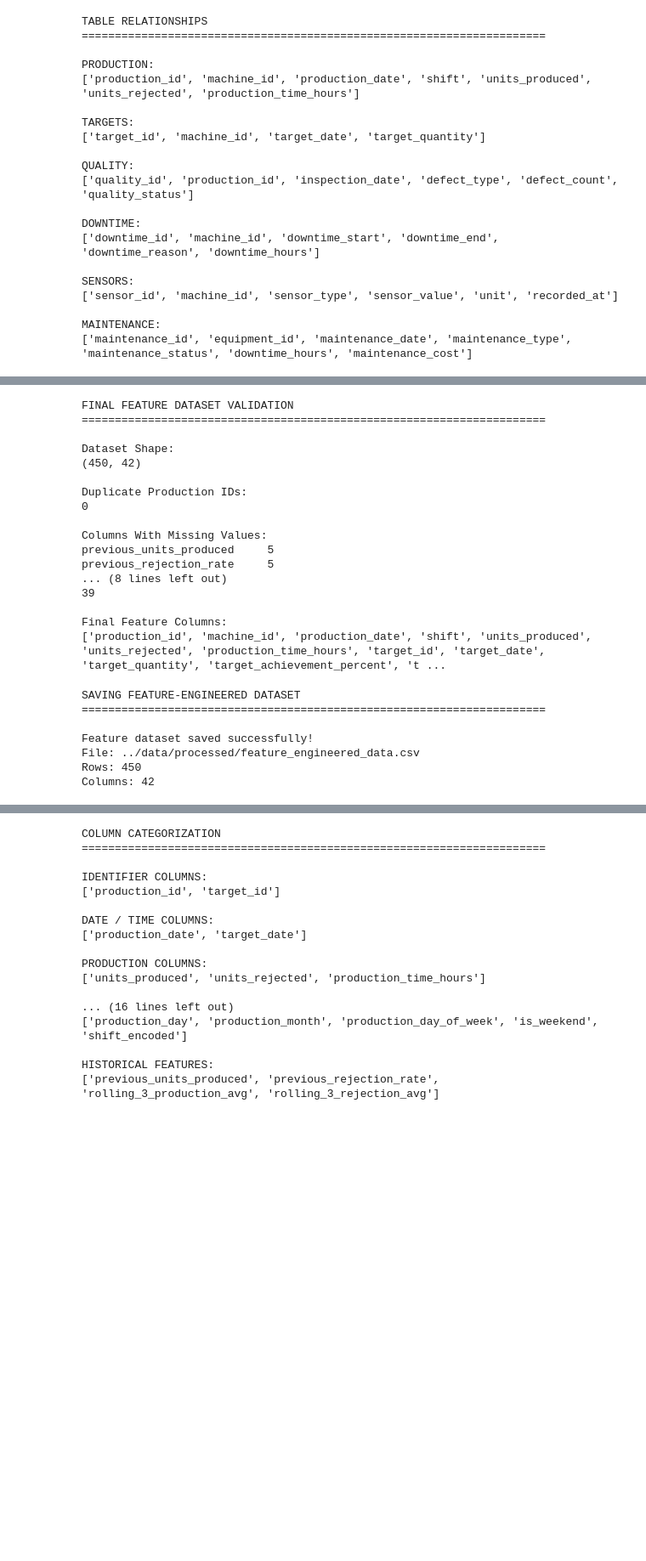
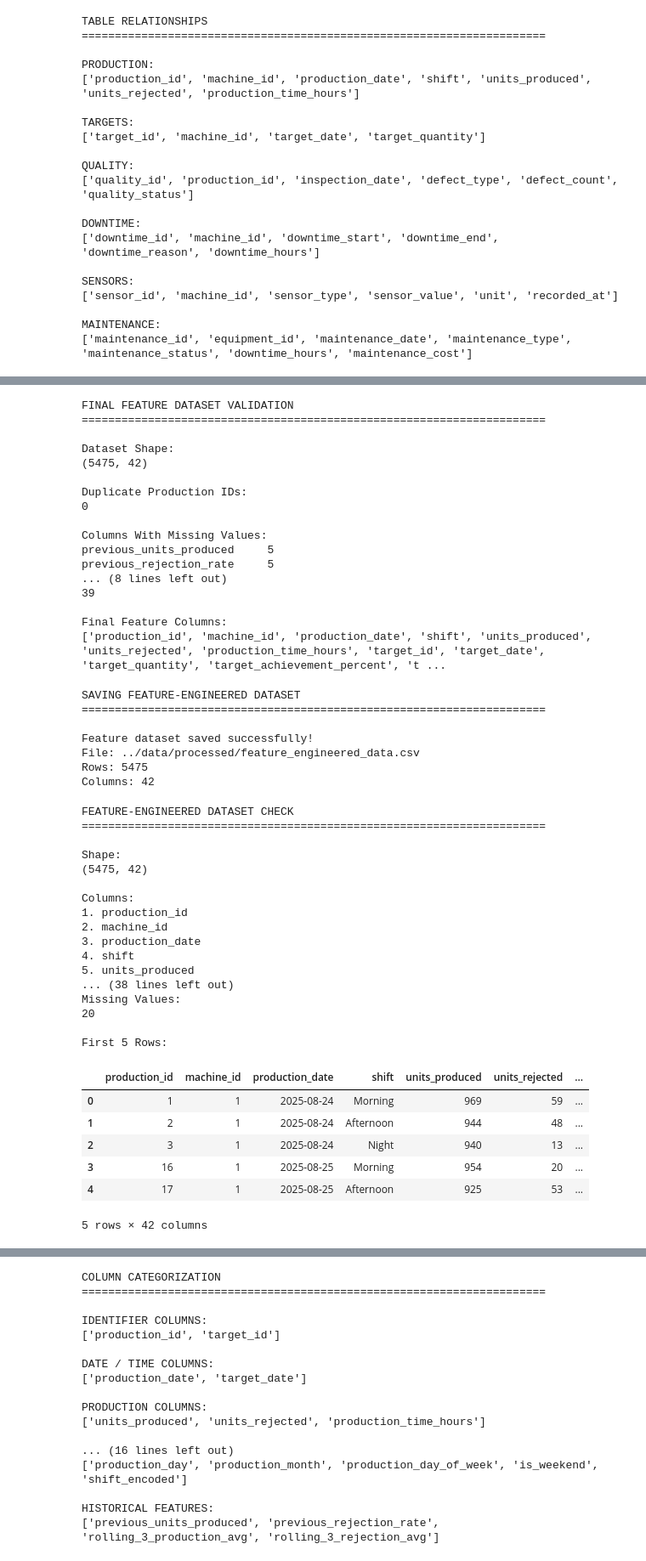
Before and after one commit to saisanjanas/AI_Powered_Electronics_Manufacturing_Intelligence, a Jupyter notebook: data-ml/notebooks/01_data_understanding.ipynb, the cells around one changed output, grey strips where cells are left out. Shown at 85% size. Saved outputs shown, nothing was run; the diff lists cells and outputs as text; code cells hidden in the pictures; blank space fills up the shorter version.

```diff
--- a/data-ml/notebooks/01_data_understanding.ipynb
+++ b/data-ml/notebooks/01_data_understanding.ipynb
@@ -1232,0 +1477,17 @@ Machine-wise Downtime Summary:
+# %%
+# DOWNTIME EDA
+
+downtime = data["downtime"]
+
+print("DOWNTIME DATA")
+print("=" * 70)
+
+print("Shape:", downtime.shape)
+
+print("Columns:", downtime.columns.tolist())
+
+print("\nFirst 5 rows:")
+print(downtime.head().to_string())
+
+print("\nStatistical Summary:")
+print(downtime.describe().to_string())
@@ -2928,7 +3257,7 @@ FINAL FEATURE DATASET VALIDATION
 ======================================================================
 
 Dataset Shape:
-(450, 42)
+(5475, 42)
 
 Duplicate Production IDs:
 0
@@ -2971,5 +3300,50 @@ SAVING FEATURE-ENGINEERED DATASET
 
 Feature dataset saved successfully!
 File: ../data/processed/feature_engineered_data.csv
-Rows: 450
+Rows: 5475
 Columns: 42
+# %%
+# ============================================================
+# CHECK FEATURE-ENGINEERED DATASET
+# ============================================================
+
+print("FEATURE-ENGINEERED DATASET CHECK")
+print("=" * 70)
+
+print("\nShape:")
+print(master_df.shape)
+
+print("\nColumns:")
+for i, column in enumerate(master_df.columns, start=1):
+    print(f"{i}. {column}")
+
+print("\nMissing Values:")
+print(master_df.isnull().sum().sum())
+
+print("\nFirst 5 Rows:")
+display(master_df.head())
+# %% [output]
+FEATURE-ENGINEERED DATASET CHECK
+======================================================================
+
+Shape:
+(5475, 42)
+
+Columns:
+1. production_id
+2. machine_id
+3. production_date
+4. shift
+5. units_produced
+... (38 lines left out)
+Missing Values:
+20
+
+First 5 Rows:
+|  | production_id | machine_id | production_date | shift | units_produced | units_rejected | ... |
+| 0 | 1 | 1 | 2025-08-24 | Morning | 969 | 59 | ... |
+| 1 | 2 | 1 | 2025-08-24 | Afternoon | 944 | 48 | ... |
+| 2 | 3 | 1 | 2025-08-24 | Night | 940 | 13 | ... |
+| 3 | 16 | 1 | 2025-08-25 | Morning | 954 | 20 | ... |
+| 4 | 17 | 1 | 2025-08-25 | Afternoon | 925 | 53 | ... |
+5 rows × 42 columns
```
Also changed, not shown: parts of 162 cells of this notebook, 15 other files.
